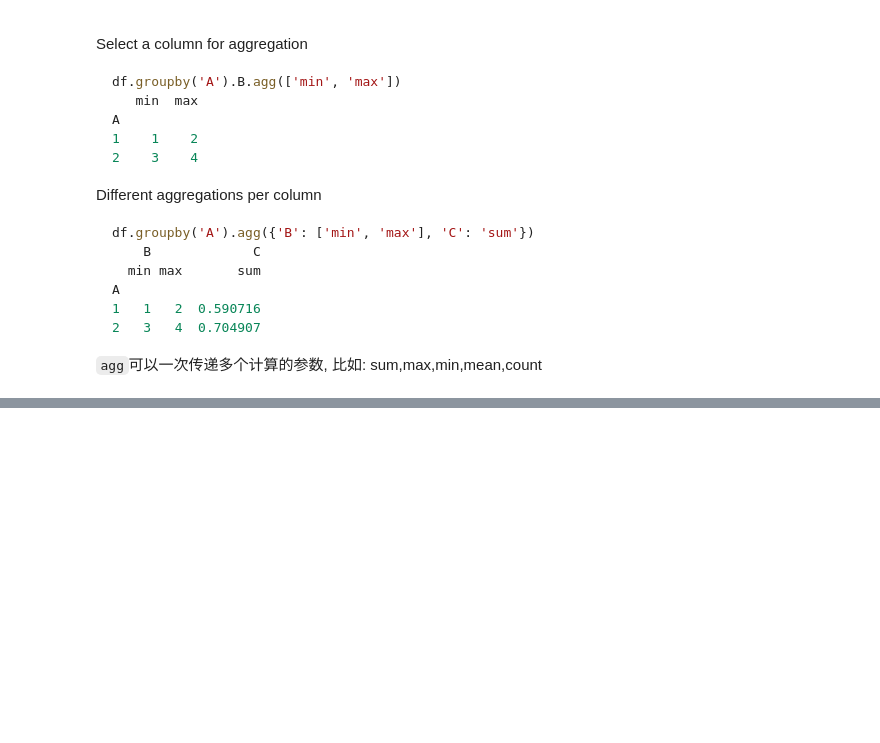
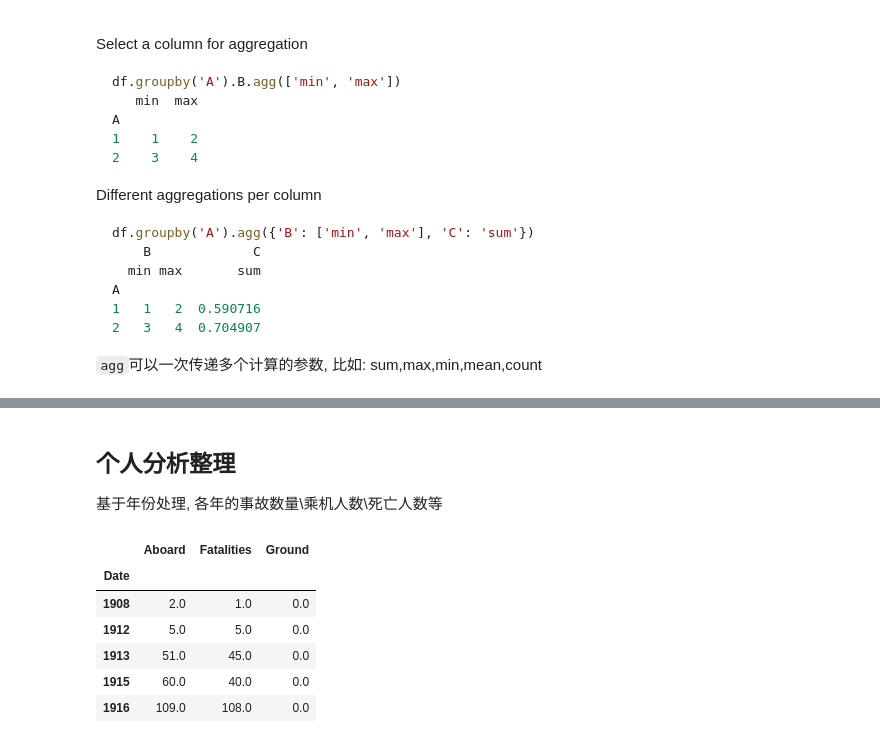
Before and after one commit to thelalasis/mystudy, a Jupyter notebook: Data_Analysis/kaggle/20190410_aircrashes/aircrashes_analysis.ipynb, the cells around one changed output, grey strips where cells are left out. Saved outputs shown, nothing was run; the diff lists cells and outputs as text; code cells hidden in the pictures; blank space fills up the shorter version.

```diff
--- a/Data_Analysis/kaggle/20190410_aircrashes/aircrashes_analysis.ipynb
+++ b/Data_Analysis/kaggle/20190410_aircrashes/aircrashes_analysis.ipynb
@@ -166,0 +220,16 @@ props = operator['Fatalities'].reset_index()    #reset_index将index列还原为
+# %% [markdown]
+## 个人分析整理
+
+基于年份处理, 各年的事故数量\乘机人数\死亡人数等
+# %%
+ac['Date'] = pd.to_datetime(ac['Date'])
+ac_b_y = ac.groupby(ac.Date.dt.year).sum()
+ac_b_y.head()
+# %% [output]
+|  | Aboard | Fatalities | Ground |
+| Date |  |  |  |
+| 1908 | 2.0 | 1.0 | 0.0 |
+| 1912 | 5.0 | 5.0 | 0.0 |
+| 1913 | 51.0 | 45.0 | 0.0 |
+| 1915 | 60.0 | 40.0 | 0.0 |
+| 1916 | 109.0 | 108.0 | 0.0 |
```
Also changed, not shown: parts of 8 cells of this notebook.
